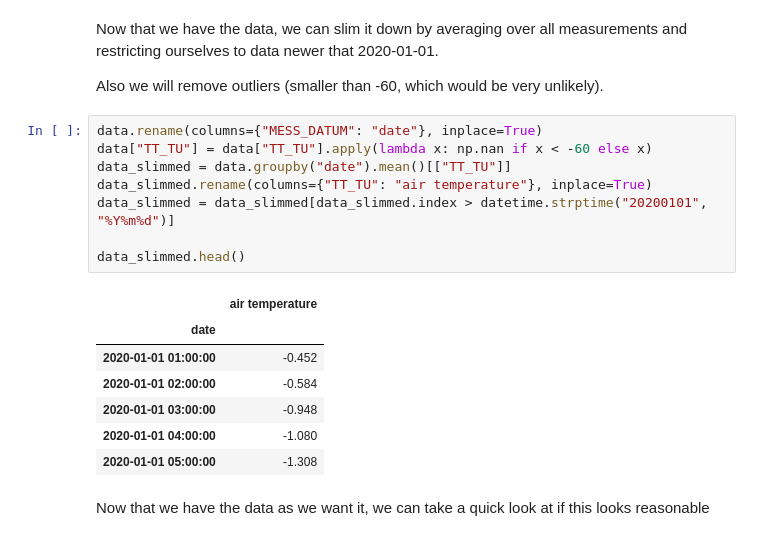
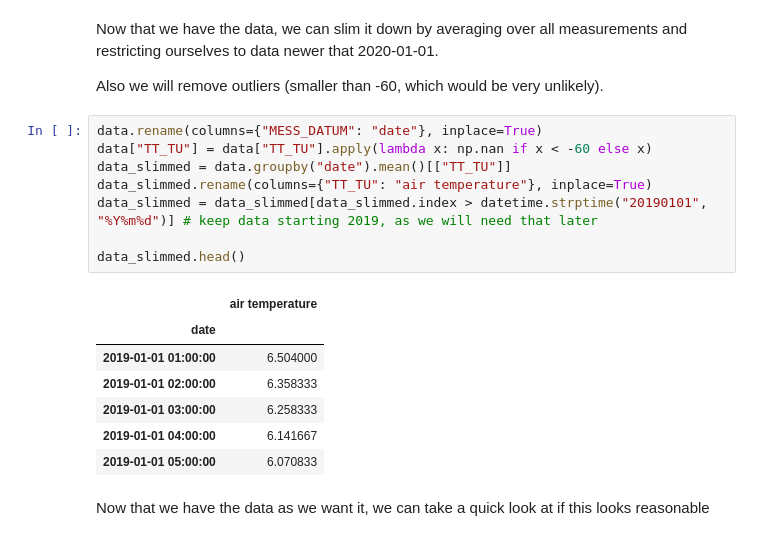
Before and after one commit to benedikthopf/DataLit-COVID-CFR-from-temperature, a Jupyter notebook: src/GenerateWeatherDataset.ipynb, the cells around one changed output. Cells and saved outputs as stored; diff of their text form.

```diff
--- a/src/GenerateWeatherDataset.ipynb
+++ b/src/GenerateWeatherDataset.ipynb
@@ -88,19 +88,19 @@ Also we will remove outliers (smaller than -60, which would be very unlikely).
 # %%
 data.rename(columns={"MESS_DATUM": "date"}, inplace=True)
 data["TT_TU"] = data["TT_TU"].apply(lambda x: np.nan if x < -60 else x)
 data_slimmed = data.groupby("date").mean()[["TT_TU"]]
 data_slimmed.rename(columns={"TT_TU": "air temperature"}, inplace=True)
-data_slimmed = data_slimmed[data_slimmed.index > datetime.strptime("20200101", "%Y%m%d")]
+data_slimmed = data_slimmed[data_slimmed.index > datetime.strptime("20190101", "%Y%m%d")] # keep data starting 2019, as we will need that later
 
 data_slimmed.head()
 # %% [output]
 |  | air temperature |
 | date |  |
-| 2020-01-01 01:00:00 | -0.452 |
-| 2020-01-01 02:00:00 | -0.584 |
-| 2020-01-01 03:00:00 | -0.948 |
-| 2020-01-01 04:00:00 | -1.080 |
-| 2020-01-01 05:00:00 | -1.308 |
+| 2019-01-01 01:00:00 | 6.504000 |
+| 2019-01-01 02:00:00 | 6.358333 |
+| 2019-01-01 03:00:00 | 6.258333 |
+| 2019-01-01 04:00:00 | 6.141667 |
+| 2019-01-01 05:00:00 | 6.070833 |
 # %% [markdown]
 Now that we have the data as we want it, we can take a quick look at if this looks reasonable
 # %%
```
Also changed, not shown: parts of 2 cells of this notebook, 14 other files.
